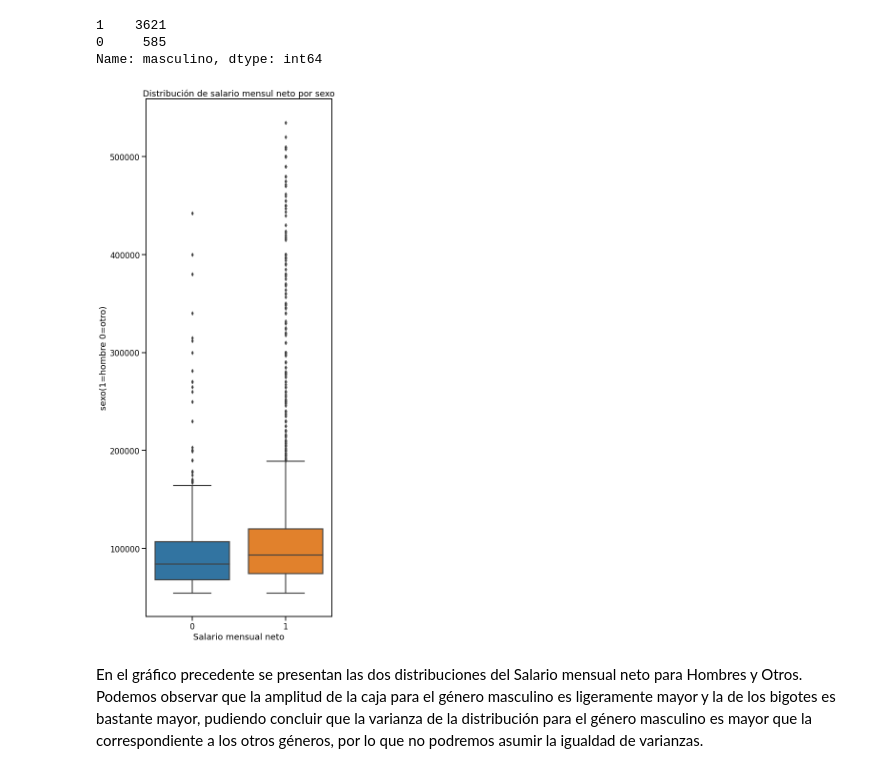
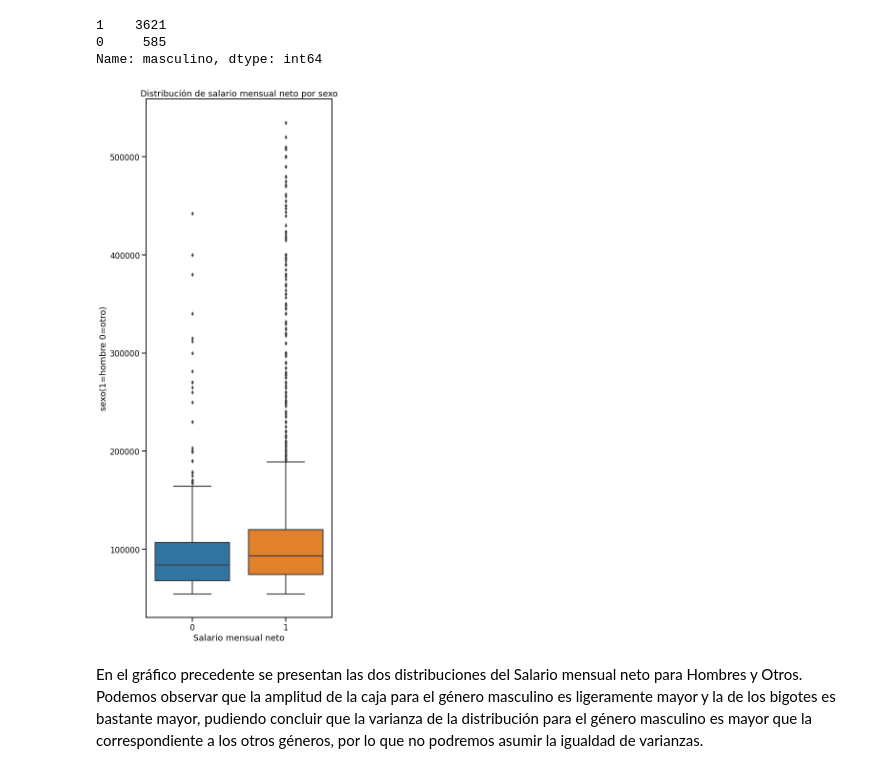
Before and after one commit to pablonicolasr/diplodatos-ayvd-2022-grupo32, a Jupyter notebook: Entregable_Parte_2_Garay.ipynb, the cells around one changed output. Saved outputs shown, nothing was run; the diff lists cells and outputs as text; code cells hidden in the pictures.

```diff
--- a/Entregable_Parte_2_Garay.ipynb
+++ b/Entregable_Parte_2_Garay.ipynb
@@ -152,18 +152,18 @@ Name: masculino, dtype: int64
 # %%
 # Gráfico boxplot
 fig, ax = plt.subplots(nrows=1, ncols=1, figsize=(7, 20))
 sns.boxplot(
     x       = "masculino",
     y       = "salary_monthly_NETO",
     data    = df_process,
     palette = 'tab10',
     ax      = ax
 )
-ax.set_title('Distribución de salario mensul neto por sexo')
+ax.set_title('Distribución de salario mensual neto por sexo')
 ax.set_xlabel('Salario mensual neto')
 ax.set_ylabel('sexo(1=hombre 0=otro)');
 # %% [output]
-[figure, old version]
+[figure, new version]
 # %% [markdown]
 En el gráfico precedente se presentan las dos distribuciones del Salario mensual neto para Hombres y Otros. Podemos observar que la amplitud de la caja para el género masculino es ligeramente mayor y la de los bigotes es bastante mayor, pudiendo concluir que la varianza de la distribución para el género masculino es mayor que la correspondiente a los otros géneros, por lo que no podremos asumir la igualdad de varianzas.
 # %% [markdown]
```
Also changed, not shown: parts of 1 cell of this notebook.
